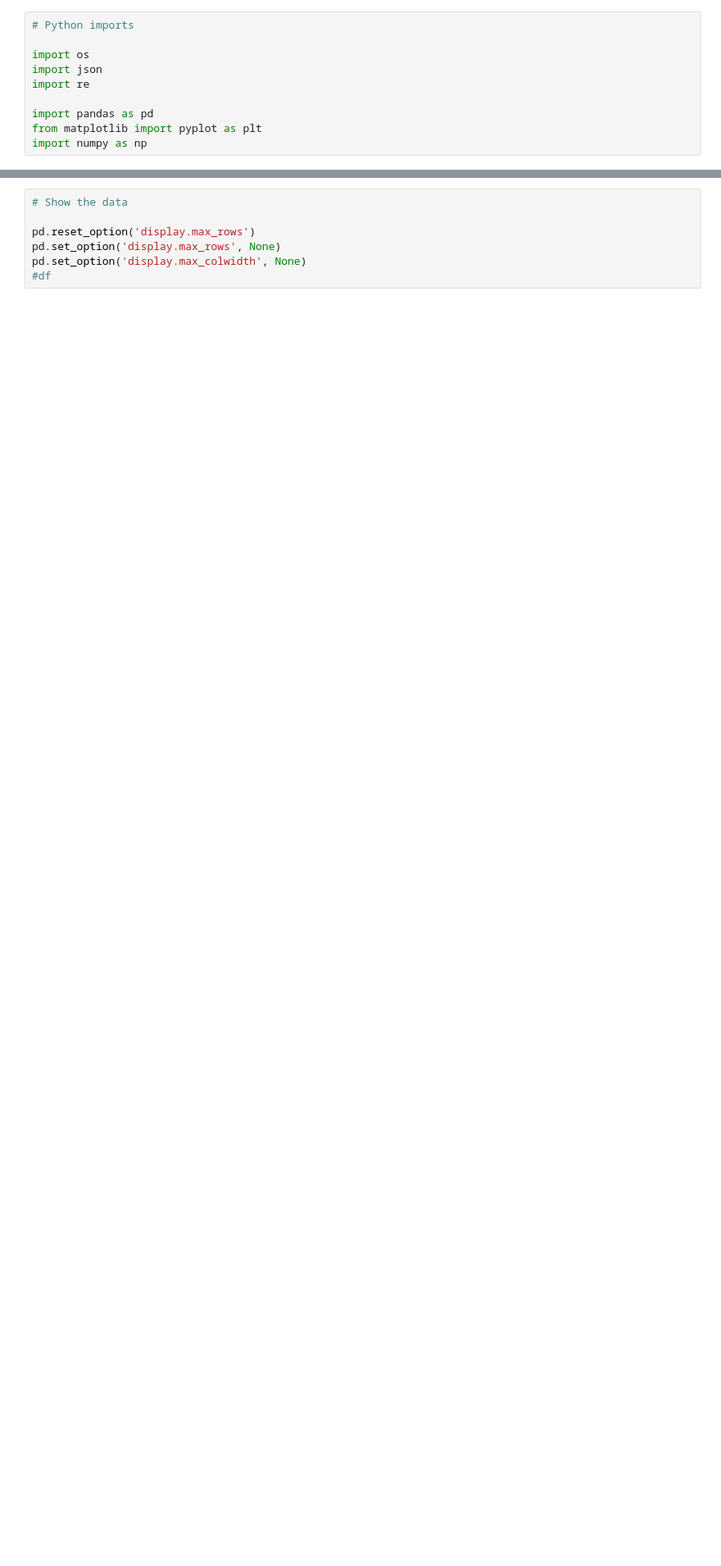
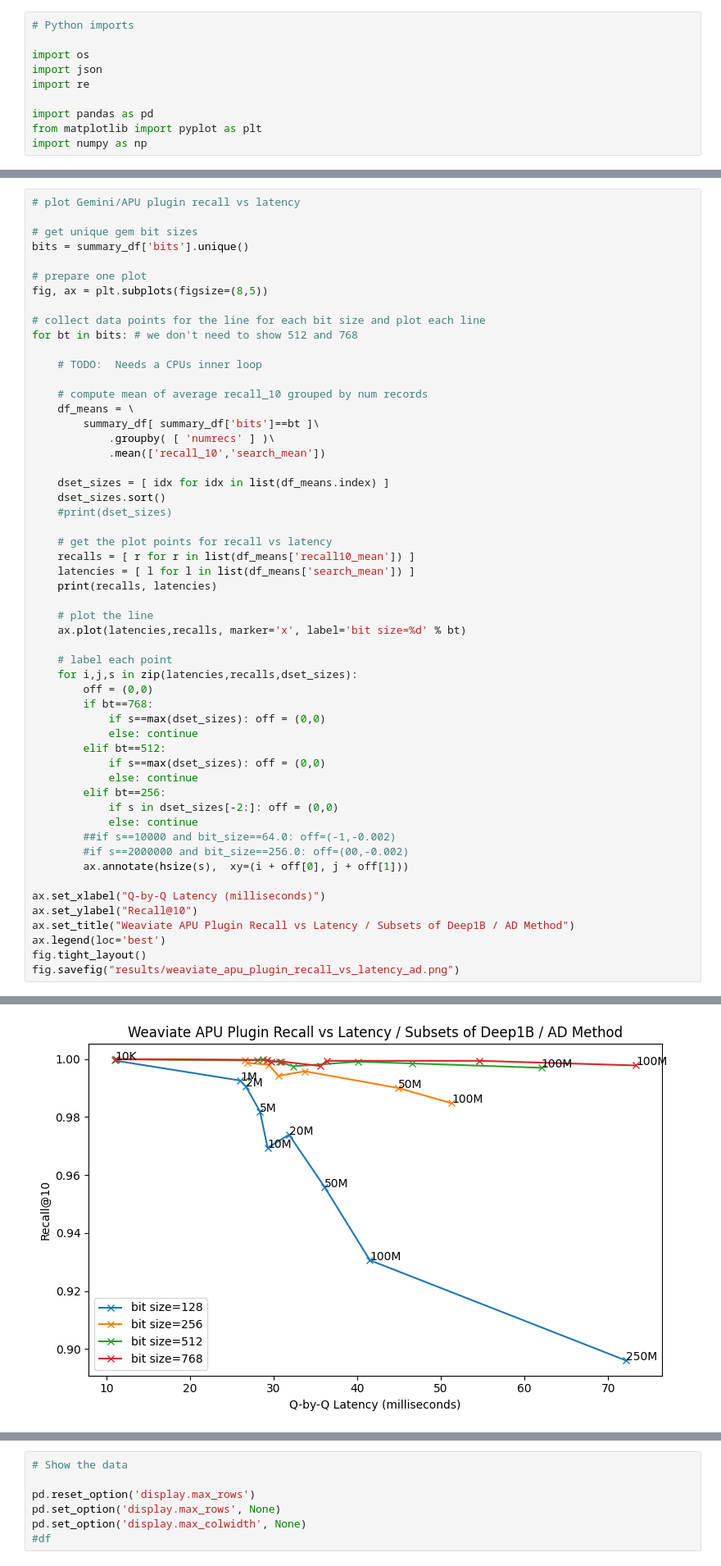
Before and after one commit to sourcesync/weaviate-benchmarking, a Jupyter notebook: gsi/analyze.ipynb, the cells around one changed output, grey strips where cells are left out. Shown at 82% size. Cells and saved outputs as stored; diff of their text form; blank space fills up the shorter version.

```diff
--- a/gsi/analyze.ipynb
+++ b/gsi/analyze.ipynb
@@ -14,0 +224,55 @@ import numpy as np
+# %%
+# plot Gemini/APU plugin recall vs latency
+
+# get unique gem bit sizes
+bits = summary_df['bits'].unique()
+
+# prepare one plot
+fig, ax = plt.subplots(figsize=(8,5))
+
+# collect data points for the line for each bit size and plot each line
+for bt in bits: # we don't need to show 512 and 768
+
+    # TODO:  Needs a CPUs inner loop
+
+    # compute mean of average recall_10 grouped by num records
+    df_means = \
+        summary_df[ summary_df['bits']==bt ]\
+            .groupby( [ 'numrecs' ] )\
+            .mean(['recall_10','search_mean'])
+
+    dset_sizes = [ idx for idx in list(df_means.index) ]
+    dset_sizes.sort()
+    #print(dset_sizes)
+
+    # get the plot points for recall vs latency
+    recalls = [ r for r in list(df_means['recall10_mean']) ]
+    latencies = [ l for l in list(df_means['search_mean']) ]
+    print(recalls, latencies)
+
+    # plot the line
+    ax.plot(latencies,recalls, marker='x', label='bit size=%d' % bt)
+
+    # label each point
+    for i,j,s in zip(latencies,recalls,dset_sizes):
+        off = (0,0)
+        if bt==768:
+            if s==max(dset_sizes): off = (0,0)
+            else: continue
+        elif bt==512:
+            if s==max(dset_sizes): off = (0,0)
+            else: continue
+        elif bt==256:
+            if s in dset_sizes[-2:]: off = (0,0)
+            else: continue
+        ##if s==10000 and bit_size==64.0: off=(-1,-0.002)
+        #if s==2000000 and bit_size==256.0: off=(00,-0.002)
+        ax.annotate(hsize(s),  xy=(i + off[0], j + off[1]))
+
+ax.set_xlabel("Q-by-Q Latency (milliseconds)")
+ax.set_ylabel("Recall@10")
+ax.set_title("Weaviate APU Plugin Recall vs Latency / Subsets of Deep1B / AD Method")
+ax.legend(loc='best')
+fig.tight_layout()
+fig.savefig("results/weaviate_apu_plugin_recall_vs_latency_ad.png")
+# %% [output]
@@ -15 +283,2 @@ import numpy as np
+[figure, added]
 # %%
```
Also changed, not shown: parts of 9 cells of this notebook, 1 other file.
